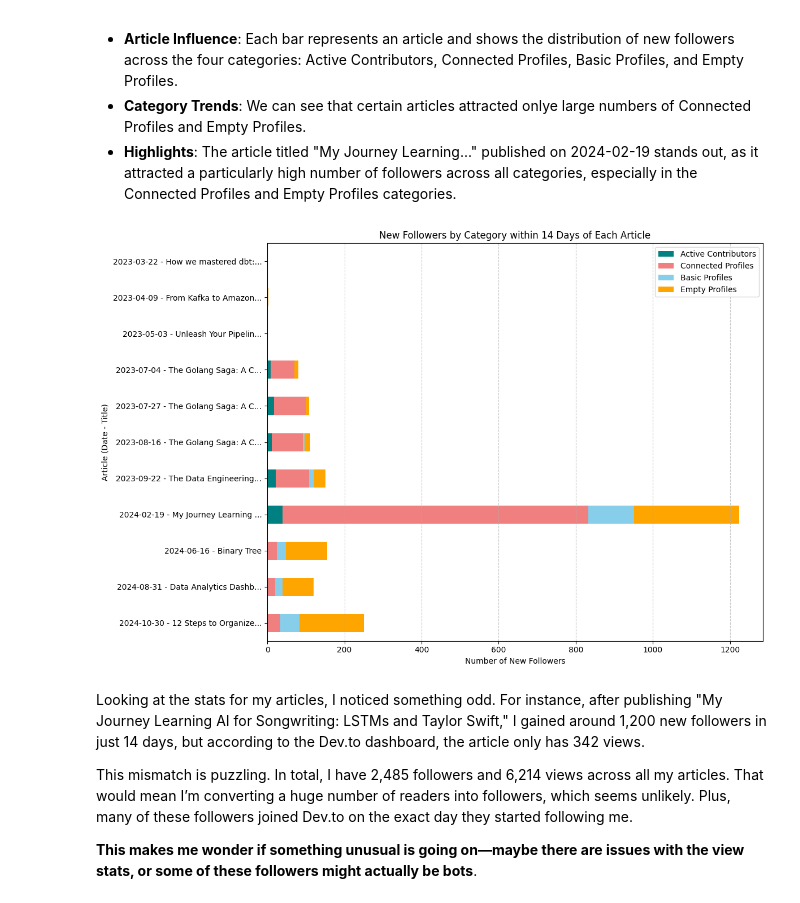
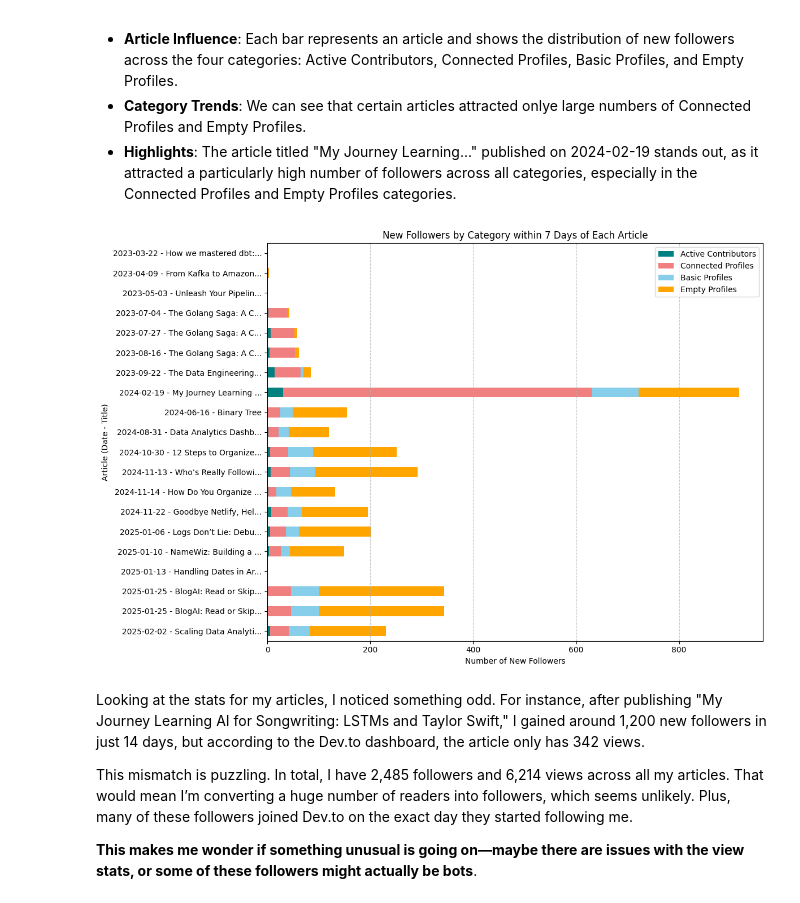
Before and after one commit to olgazju/blog_dev_to_audience_analyzer, a Jupyter notebook: analysis.ipynb, the cells around one changed output. Saved outputs shown, nothing was run; the diff lists cells and outputs as text; code cells hidden in the pictures.

Commit message:
Updated stats with new articles

```diff
--- a/analysis.ipynb
+++ b/analysis.ipynb
@@ -281,10 +282,12 @@ def shorten_title(title, max_length=20):
 article_dates = articles_df_copy['created_at'].unique()
 total_followers_per_article = []
 same_day_joiners_per_article = []
-article_labels = [
-    f"{shorten_title(title)} - {date}"
-    for title, date in zip(articles_df_copy['title'], articles_df_copy['created_at'])
-]
+
+article_labels = []
+for date in article_dates:
+    article_title = articles_df_copy.loc[articles_df_copy['created_at'] == date, 'title'].values[0]
+    article_labels.append(f"{shorten_title(article_title)} - {date}")
+
 
 for date in article_dates:
     # Total followers on the article creation date
@@ -1039,7 +1042,7 @@ filtered_followers_df['joined_at'] = pd.to_datetime(filtered_followers_df['joine
 articles_df_copy['created_at'] = pd.to_datetime(articles_df_copy['created_at']).dt.date
 
 # Set the duration window in days
-duration = 14
+duration = 7
 
 category_counts_per_article = []
 
@@ -1056,35 +1059,35 @@ for article_date, article_title in zip(articles_df_copy['created_at'], articles_
         (filtered_followers_df['joined_at'] >= article_date) &
         (filtered_followers_df['joined_at'] <= end_date)
     ]
 
     # Count the number of followers in each category within this period
     category_counts = new_followers['category'].value_counts()
 
     # Append the article date, title, and category counts to the list
     category_counts_per_article.append({
         'article_label': f"{article_date} - {shorten_title(article_title)}",
         'Active Contributors': category_counts.get('Active Contributors', 0),
         'Connected Profiles': category_counts.get('Connected Profiles', 0),
         'Basic Profiles': category_counts.get('Basic Profiles', 0),
         'Empty Profiles': category_counts.get('Empty Profiles', 0)
     })
 
 category_counts_df = pd.DataFrame(category_counts_per_article)
 
 fig, ax = plt.subplots(figsize=(12, 8))
 
 category_counts_df.set_index('article_label').plot(kind='barh', stacked=True, ax=ax,
     color=['teal', 'lightcoral', 'skyblue', 'orange'])
 
 ax.set_xlabel("Number of New Followers")
 ax.set_ylabel("Article (Date - Title)")
-ax.set_title("New Followers by Category within 14 Days of Each Article")
+ax.set_title("New Followers by Category within 7 Days of Each Article")
 plt.tight_layout()
 plt.grid(axis='x', linestyle='--', alpha=0.7)
 
 plt.show()
 # %% [output]
-[figure, old version]
+[figure, new version]
 # %% [markdown]
 Looking at the stats for my articles, I noticed something odd. For instance, after publishing "My Journey Learning AI for Songwriting: LSTMs and Taylor Swift," I gained around 1,200 new followers in just 14 days, but according to the Dev.to dashboard, the article only has 342 views.
 
```
Also changed, not shown: parts of 28 cells of this notebook.
